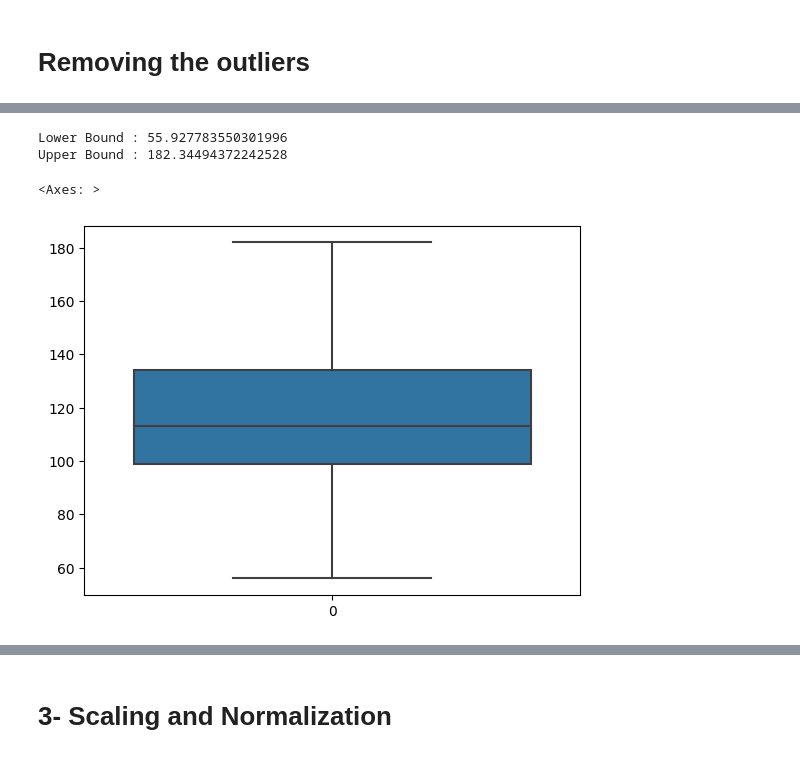
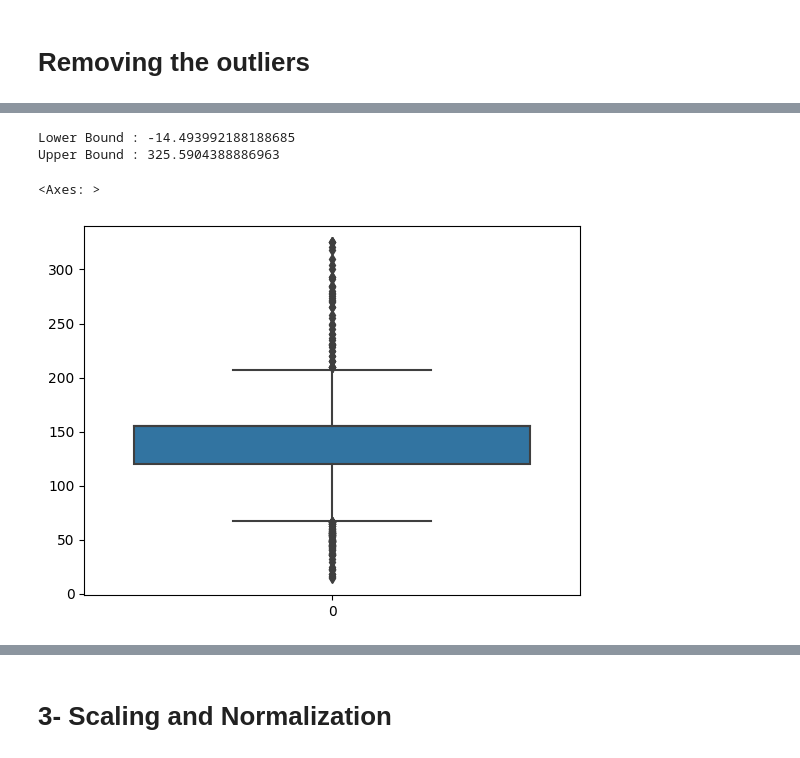
Before and after one commit to walaaheikal/Data-vis-, a Jupyter notebook: dv-project.ipynb, the cells around one changed output, grey strips where cells are left out. Saved outputs shown, nothing was run; the diff lists cells and outputs as text; code cells hidden in the pictures.

```diff
--- a/dv-project.ipynb
+++ b/dv-project.ipynb
@@ -280,16 +211,0 @@ Upper Bound : 46.30460664667412
-# %%
-# calculate summary statistics
-mean = data['Age'].mean()
-std  = data['Age'].std()
-
-# Calculate the lower and upper bounds
-lower_bound = mean - std*2
-upper_bound = mean + std*2
-
-print('Lower Bound :',lower_bound)
-print('Upper Bound :',upper_bound)
-
-#Drop the outliers
-data = data[(data['Age'] >= lower_bound)
-                & (data['Age'] <= upper_bound)]
-sns.boxplot(data['Age'])
@@ -301,21 +212,8 @@ Upper Bound : 56.81929086409514
-# %%
-# calculate summary statistics
-mean = data['Glucose'].mean()
-std  = data['Glucose'].std()
-
-# Calculate the lower and upper bounds
-lower_bound = mean - std*2
-upper_bound = mean + std*2
-
-print('Lower Bound :',lower_bound)
-print('Upper Bound :',upper_bound)
-
-#Drop the outliers
-data = data[(data['Glucose'] >= lower_bound)
-                & (data['Glucose'] <= upper_bound)]
-sns.boxplot(data['Glucose'])
-# %% [output]
-Lower Bound : 55.927783550301996
-Upper Bound : 182.34494372242528
-<Axes: >
-[figure, removed]
+# %%
+data=remove_outliers(data, 'Insulin')
+sns.boxplot(data['Insulin'])
+# %% [output]
+Lower Bound : -14.493992188188685
+Upper Bound : 325.5904388886963
+<Axes: >
+[figure, added]
```
Also changed, not shown: parts of 35 cells of this notebook.
